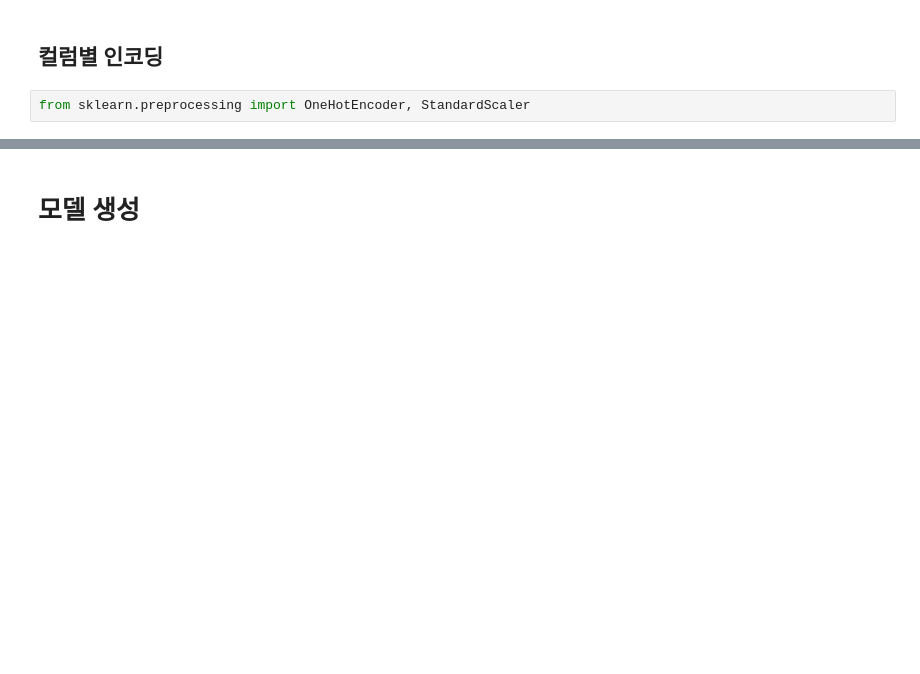
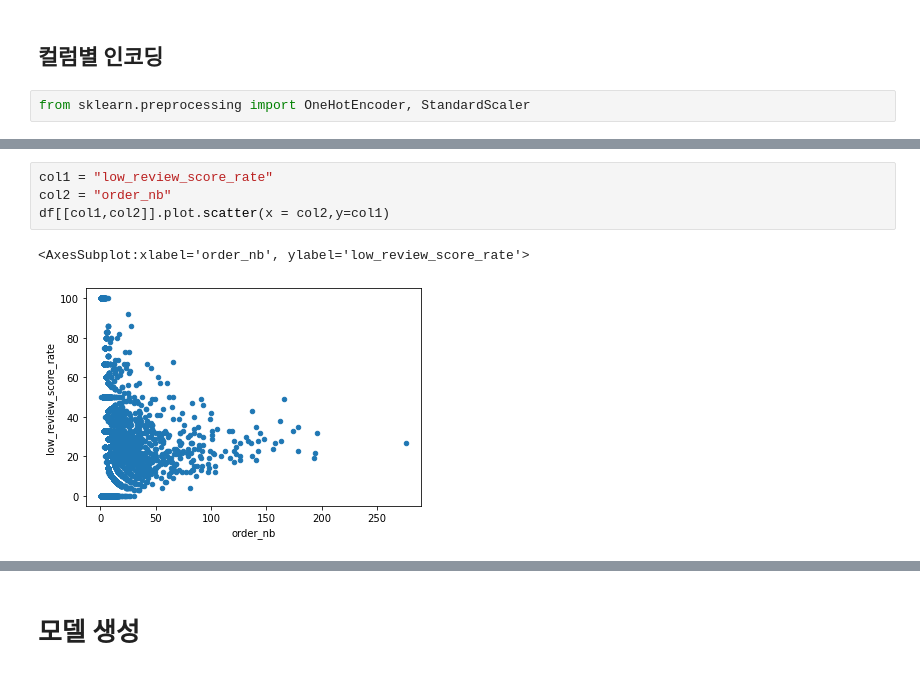
Before and after one commit to changyong93/project_Brazilian-E-Commerce-Public-Dataset-by-Olist, a Jupyter notebook: Untitled2.ipynb, the cells around one changed output, grey strips where cells are left out. Saved outputs shown, nothing was run; the diff lists cells and outputs as text; blank space fills up the shorter version.

```diff
--- a/Untitled2.ipynb
+++ b/Untitled2.ipynb
@@ -143,0 +236,7 @@ from sklearn.metrics import mean_absolute_error
+# %%
+col1 = "low_review_score_rate"
+col2 = "order_nb"
+df[[col1,col2]].plot.scatter(x = col2,y=col1)
+# %% [output]
+<AxesSubplot:xlabel='order_nb', ylabel='low_review_score_rate'>
+[figure, added]
```
Also changed, not shown: parts of 33 cells of this notebook.
